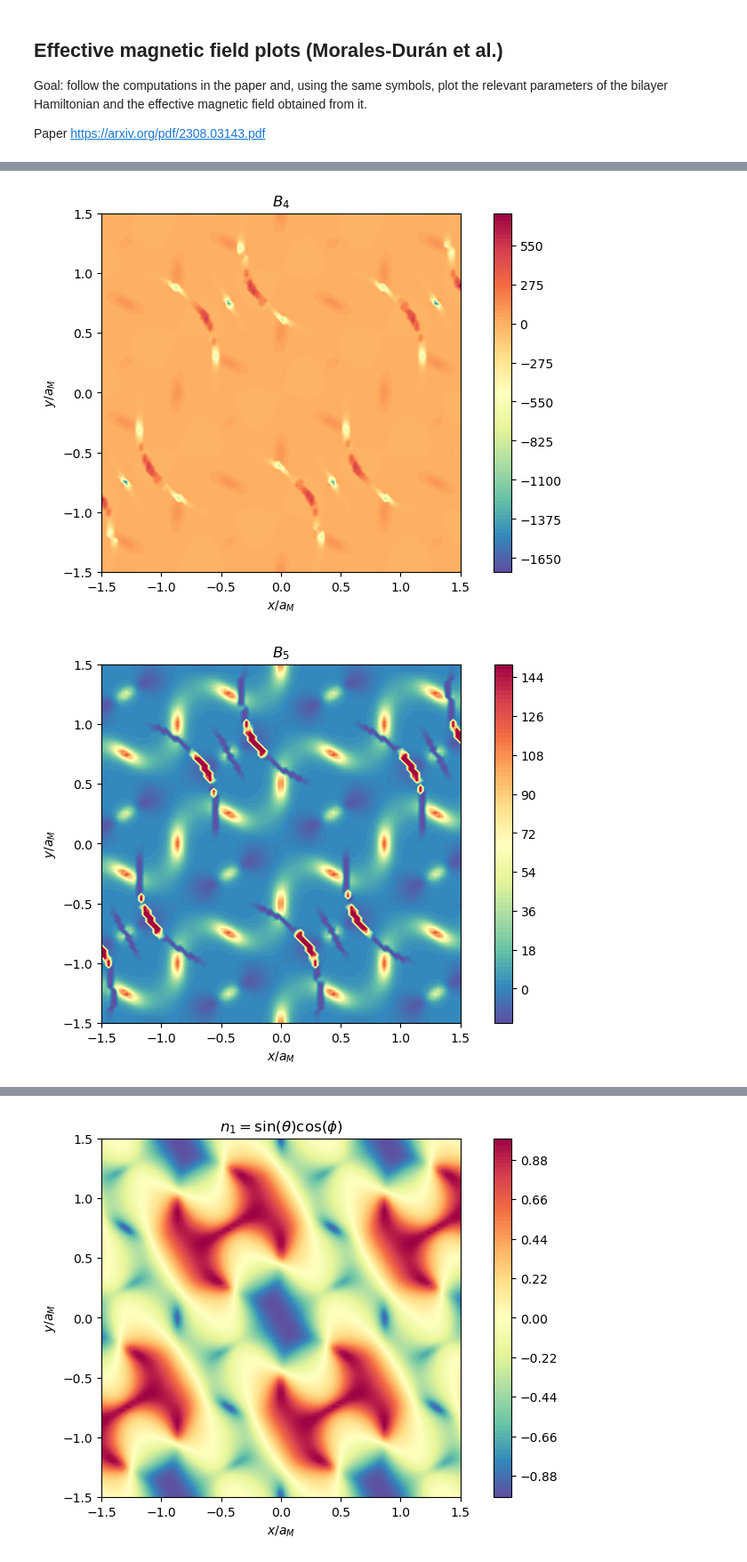
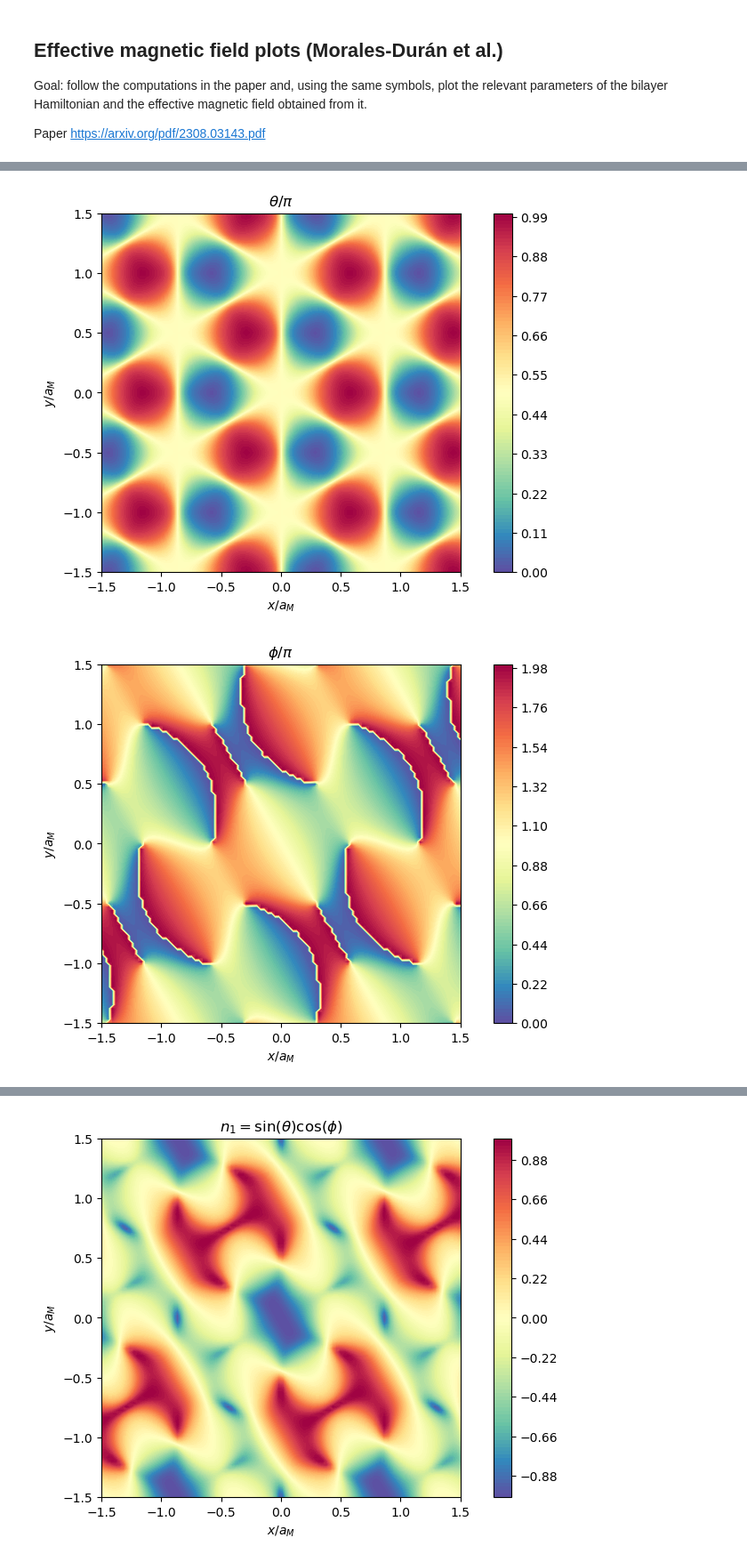
Before and after one commit to DaanTimmers/DT_Part_III_Project, a Jupyter notebook: Gauge field.ipynb, the cells around one changed output, grey strips where cells are left out. Shown at 89% size. Drawn from its saved outputs; the diff is of its cells as text; code cells hidden in the pictures.

```diff
--- a/Gauge field.ipynb
+++ b/Gauge field.ipynb
@@ -84,7 +84,7 @@ class twistedTMB:
             for j in range(self.N):
                 self.B[i,j] = 0.5 * np.vdot(self.n[:,i,j], np.cross(self.n_x[:,i,j], self.n_y[:,i,j]))
 
-        self.fieldsDict.update({'B': ['$B$', self.B]})
+        self.fieldsDict.update({'B': ['$B$ from $\mathbf{n}$', self.B]})
 
     # Hermitian traceless unitary to diagonalize bilayer interaction as 3-vector in Pauli basis
     def unitary(self):
@@ -130,12 +130,20 @@ class twistedTMB:
                     else:
                          self.phi[i,j] = 2 * np.pi - np.arccos(self.cosPhi[i,j])
 
+        # alternative: phi in range [-\pi, \pi] rather than [0, 2 \pi]
+        self.phi2 = np.zeros((self.N,self.N))
+        for i in range(self.N):
+                for j in range(self.N):
+                    # if \sin(\phi) positive, we are between zero and pi, so then arccos will get the correct angle
+                    if self.sinPhi[i,j] >= 0:
+                         self.phi2[i,j] = np.arccos(self.cosPhi[i,j])
+                    else:
+                         self.phi2[i,j] = - np.arccos(self.cosPhi[i,j])
+
 
         self.fieldsDict.update({'theta': ['$\\theta / \pi$', self.theta / np.pi],
-                                'cosPhi': ['cosphi', self.cosPhi],
-                                'sinPhi': ['sinphi', self.sinPhi],
-                                'tanPhi': ['tanphi', self.tanPhi],
-                                'phi': ['$\phi / \pi$', self.phi / np.pi]
+                                'phi': ['$\phi / \pi$', self.phi / np.pi],
+                                'phi2': ['$\phi / \pi$', self.phi2 / np.pi]
                                 })
 
     def alternativeB(self):
@@ -153,10 +161,10 @@ class twistedTMB:
         self.B5 = np.minimum(self.B5, 150)
 
 
-        self.fieldsDict.update({'B2': ['$B_2$', self.B2],
-                                'B3': ['$B_3$', self.B3],
-                                'B4': ['$B_4$', self.B4],
-                                'B5': ['$B_5$', self.B5]
+        self.fieldsDict.update({'B2': ['$B$ from $\mathbf{u}$', self.B2],
+                                'B3': ['$B$ from $\mathbf{u}$, divergence removed', self.B3],
+                                'B4': ['$B$ from angles', self.B4],
+                                'B5': ['$B$ from angles, divergence removed', self.B5]
                                 })
 
 
@@ -175,7 +183,7 @@ class twistedTMB:
 # %%
 # parameters following paper
 parameters = [1, 89.6 * np.pi / 180, -1, 1]
-bilayer = twistedTMB(parameters, 100, 1.5)
+bilayer = twistedTMB(parameters, 1000, 1.5)
 bilayer.TMB_potential()
 bilayer.effectiveB()
 bilayer.unitary()
@@ -185,6 +269,7 @@ bilayer.alternativeB()
 # %%
-bilayer.plot('B4', 100)
-bilayer.plot('B5', 100)
+bilayer.plot('theta', 100)
+bilayer.plot('phi', 100)
+bilayer.plot('phi2', 100)
 # %% [output]
-[figure, old version]
+[figure, new version]
-[figure, old version]
+[figure, new version]
```
Also changed, not shown: parts of 5 cells of this notebook, 1 other file.
